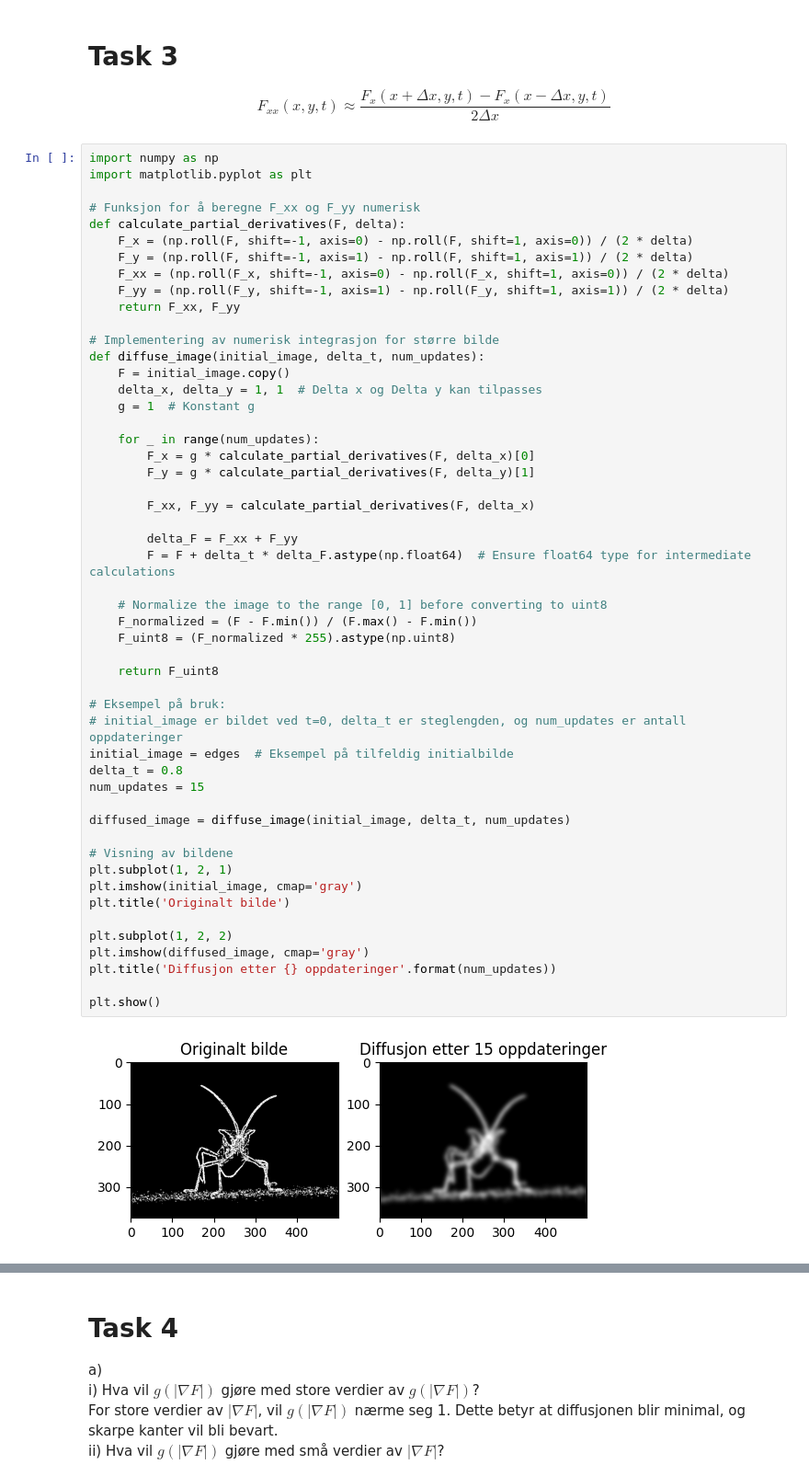
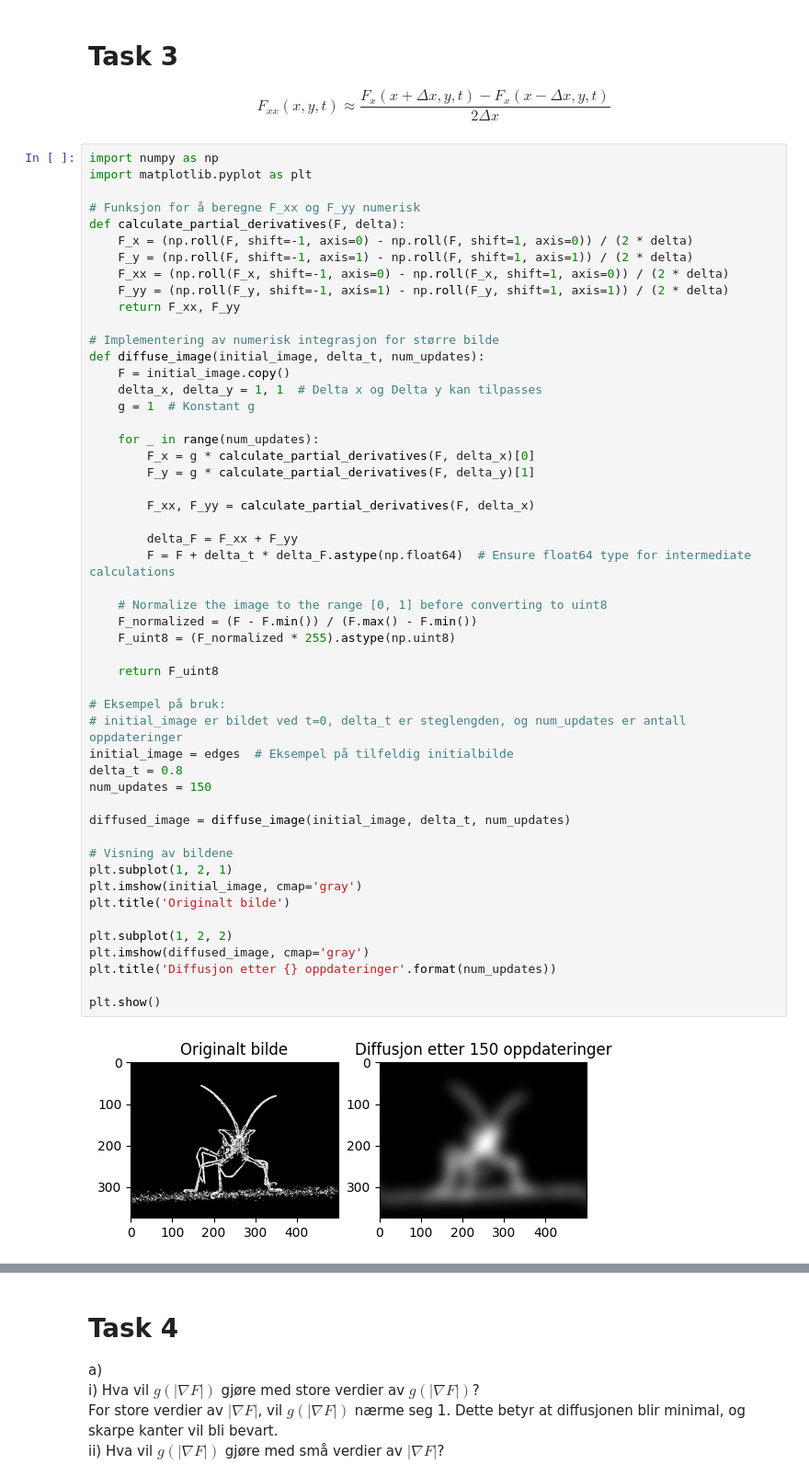
Before and after one commit to JoachimCode/ImageDiffusion, a Jupyter notebook: Bildebehandling,_diffusjon_og_Prims_algoritme.ipynb, the cells around one changed output, grey strips where cells are left out. Shown at 92% size. Saved outputs shown, nothing was run; the diff lists cells and outputs as text.

```diff
--- a/Bildebehandling,_diffusjon_og_Prims_algoritme.ipynb
+++ b/Bildebehandling,_diffusjon_og_Prims_algoritme.ipynb
@@ -197,33 +197,33 @@ def diffuse_image(initial_image, delta_t, num_updates):
 
         F_xx, F_yy = calculate_partial_derivatives(F, delta_x)
 
         delta_F = F_xx + F_yy
         F = F + delta_t * delta_F.astype(np.float64)  # Ensure float64 type for intermediate calculations
 
     # Normalize the image to the range [0, 1] before converting to uint8
     F_normalized = (F - F.min()) / (F.max() - F.min())
     F_uint8 = (F_normalized * 255).astype(np.uint8)
 
     return F_uint8
 
 # Eksempel på bruk:
 # initial_image er bildet ved t=0, delta_t er steglengden, og num_updates er antall oppdateringer
 initial_image = edges  # Eksempel på tilfeldig initialbilde
 delta_t = 0.8
-num_updates = 15
+num_updates = 150
 
 diffused_image = diffuse_image(initial_image, delta_t, num_updates)
 
 # Visning av bildene
 plt.subplot(1, 2, 1)
 plt.imshow(initial_image, cmap='gray')
 plt.title('Originalt bilde')
 
 plt.subplot(1, 2, 2)
 plt.imshow(diffused_image, cmap='gray')
 plt.title('Diffusjon etter {} oppdateringer'.format(num_updates))
 
 plt.show()
 # %% [output]
-[figure, old version]
+[figure, new version]
 # %% [markdown]
```
Also changed, not shown: parts of 4 cells of this notebook.
